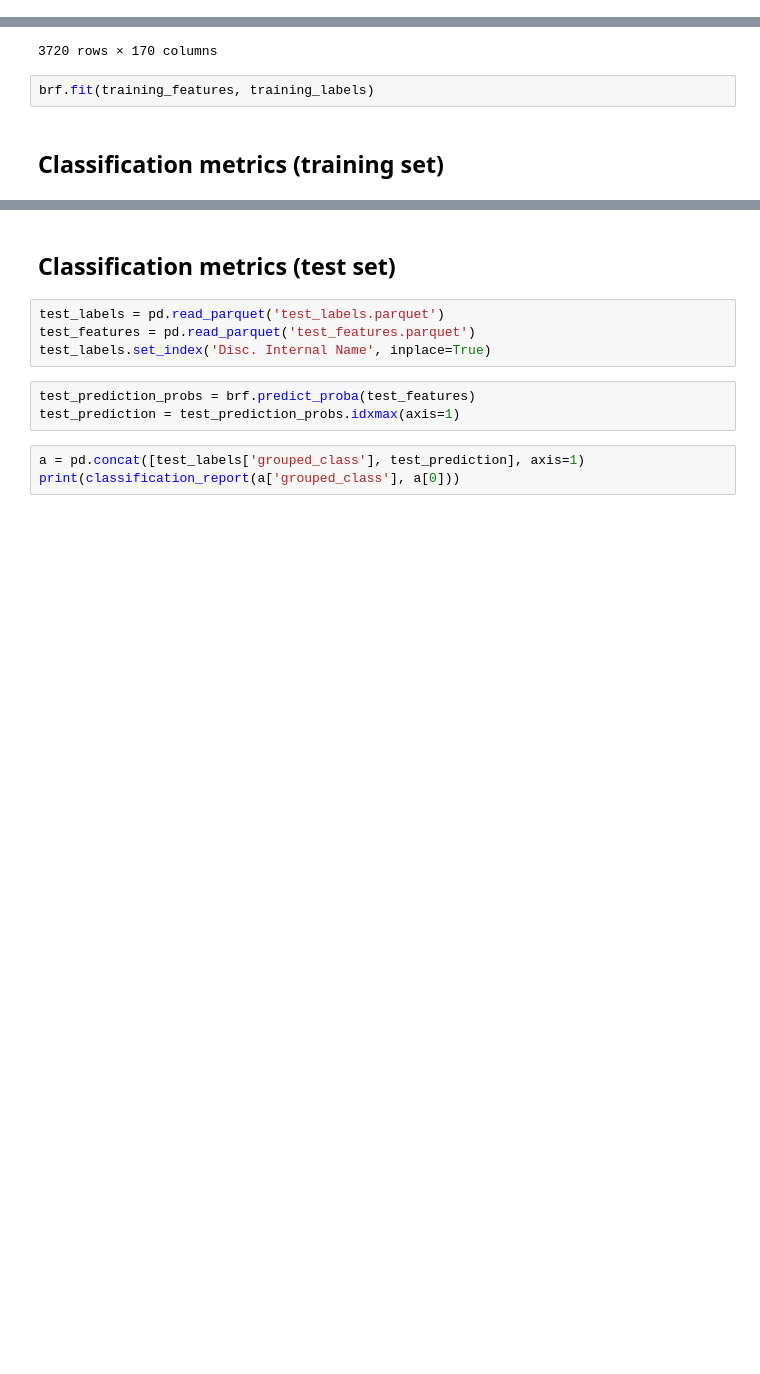
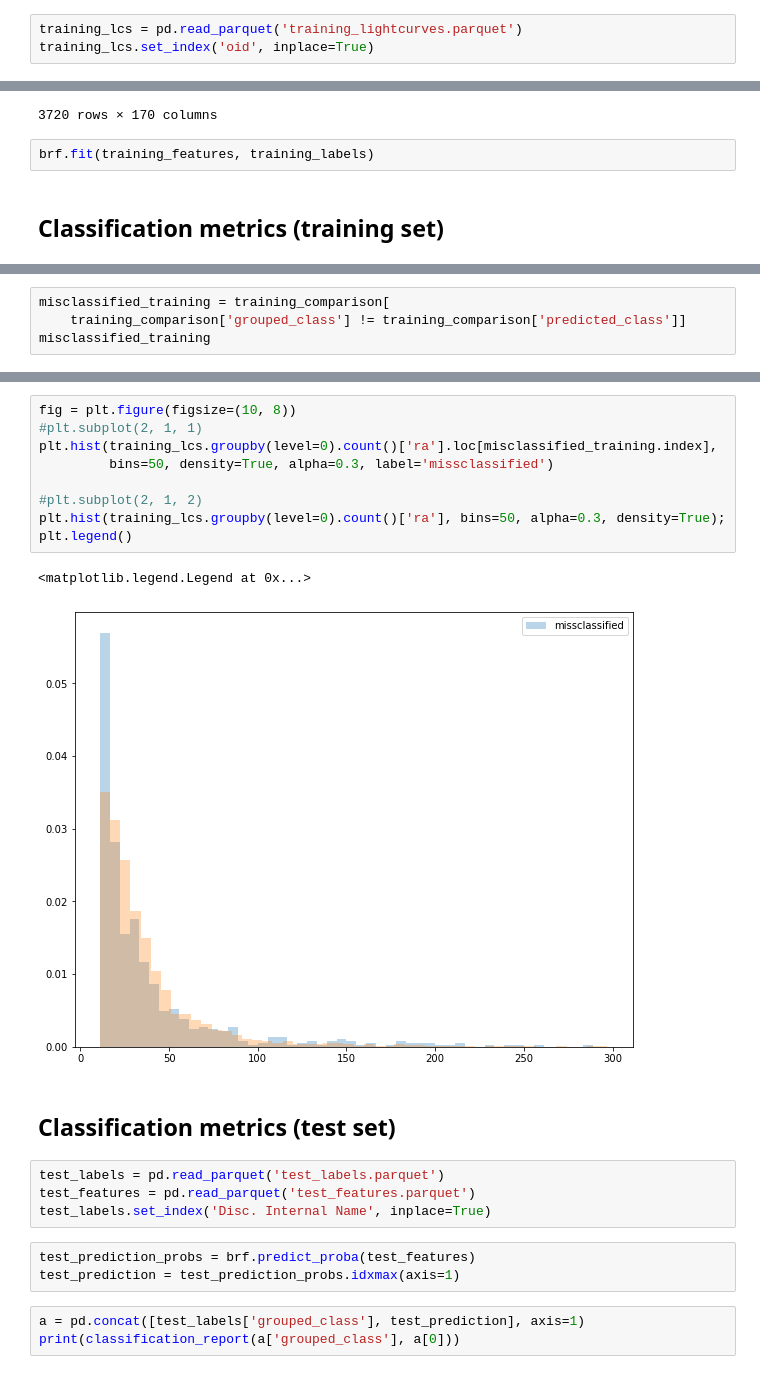
Before and after one commit to alercebroker/itt_2022, a Jupyter notebook: train_brf.ipynb, the cells around one changed output, grey strips where cells are left out. Drawn from its saved outputs; the diff is of its cells as text; blank space fills up the shorter version.

```diff
--- a/train_brf.ipynb
+++ b/train_brf.ipynb
@@ -6,3 +7,6 @@ from sklearn.metrics import confusion_matrix, ConfusionMatrixDisplay
+# %%
+training_lcs = pd.read_parquet('training_lightcurves.parquet')
+training_lcs.set_index('oid', inplace=True)
 # %%
 training_features = pd.read_parquet('training_features.parquet')
 training_features
@@ -99,0 +124,4 @@ disp.plot()
+# %%
+misclassified_training = training_comparison[
+    training_comparison['grouped_class'] != training_comparison['predicted_class']]
+misclassified_training
@@ -100,3 +158,15 @@ disp.plot()
+# %%
+fig = plt.figure(figsize=(10, 8))
+#plt.subplot(2, 1, 1)
+plt.hist(training_lcs.groupby(level=0).count()['ra'].loc[misclassified_training.index],
+         bins=50, density=True, alpha=0.3, label='missclassified')
+
+#plt.subplot(2, 1, 2)
+plt.hist(training_lcs.groupby(level=0).count()['ra'], bins=50, alpha=0.3, density=True);
+plt.legend()
+# %% [output]
+<matplotlib.legend.Legend at 0x...>
+[figure, added]
 # %% [markdown]
 ## Classification metrics (test set)
 # %%
```
Also changed, not shown: parts of 9 cells of this notebook, 6 other files.
